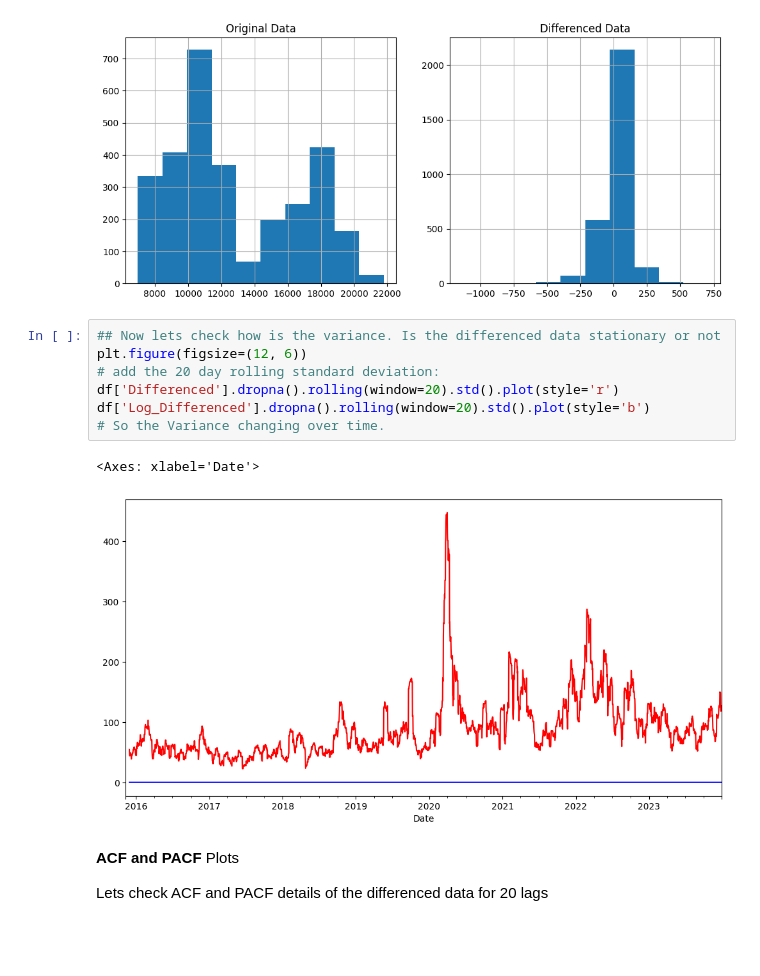
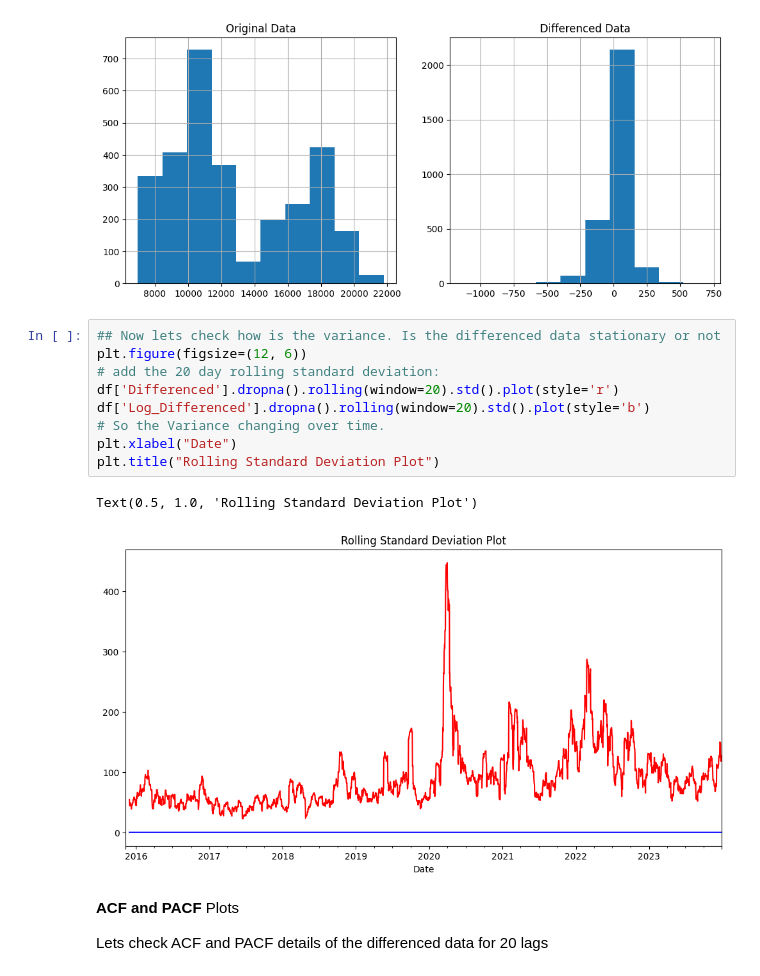
Before and after one commit to aymuos/masters-practise-repo, a Jupyter notebook: TSA_Nifty_50_Project.ipynb, the cells around one changed output. Saved outputs shown, nothing was run; the diff lists cells and outputs as text; blank space fills up the shorter version.

Commit message:
A few changes in the plots and removed pending section

```diff
--- a/TSA_Nifty_50_Project.ipynb
+++ b/TSA_Nifty_50_Project.ipynb
@@ -438,13 +417,15 @@ plt.show()
 # %%
 ## Now lets check how is the variance. Is the differenced data stationary or not
 plt.figure(figsize=(12, 6))
 # add the 20 day rolling standard deviation:
 df['Differenced'].dropna().rolling(window=20).std().plot(style='r')
 df['Log_Differenced'].dropna().rolling(window=20).std().plot(style='b')
 # So the Variance changing over time.
+plt.xlabel("Date")
+plt.title("Rolling Standard Deviation Plot")
 # %% [output]
-<Axes: xlabel='Date'>
+Text(0.5, 1.0, 'Rolling Standard Deviation Plot')
-[figure, old version]
+[figure, new version]
 # %% [markdown]
 **ACF and PACF** Plots
 
```
Also changed, not shown: parts of 19 cells of this notebook.
